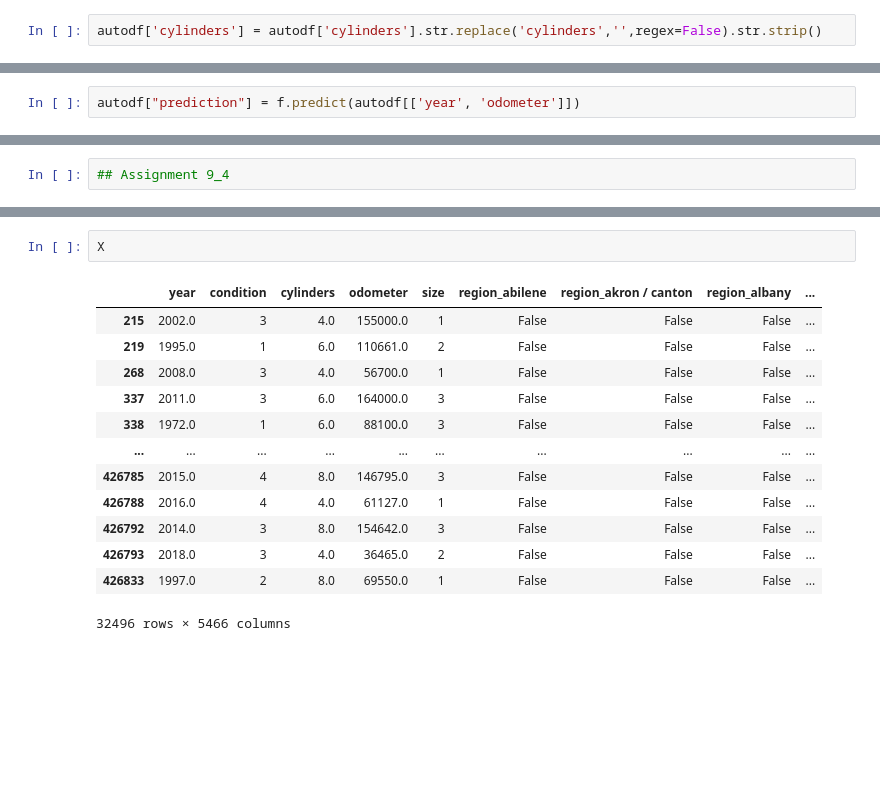
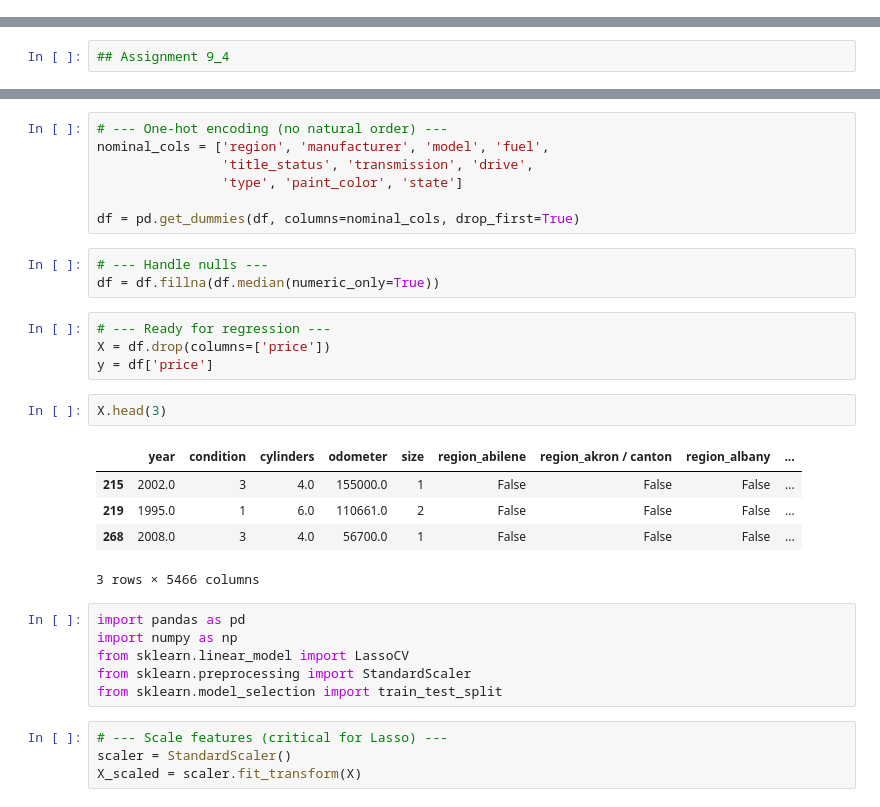
Before and after one commit to davidharrisnet/used_cars, a Jupyter notebook: cars_analysis.ipynb, the cells around one changed output, grey strips where cells are left out. Saved outputs shown, nothing was run; the diff lists cells and outputs as text; blank space fills up the shorter version.

```diff
--- a/cars_analysis.ipynb
+++ b/cars_analysis.ipynb
@@ -44,2 +32,0 @@ Name: cylinders, dtype: str
-# %%
-autodf['cylinders'] = autodf['cylinders'].str.replace('cylinders','',regex=False).str.strip()
@@ -72,2 +34,0 @@ LinearRegression(fit_intercept=False)
-# %%
-autodf["prediction"] = f.predict(autodf[['year', 'odometer']])
@@ -172,16 +54,32 @@ y = df['price']
+# %%
+# --- One-hot encoding (no natural order) ---
+nominal_cols = ['region', 'manufacturer', 'model', 'fuel',
+                'title_status', 'transmission', 'drive',
+                'type', 'paint_color', 'state']
+
+df = pd.get_dummies(df, columns=nominal_cols, drop_first=True)
+# %%
+# --- Handle nulls ---
+df = df.fillna(df.median(numeric_only=True))
+# %%
+# --- Ready for regression ---
+X = df.drop(columns=['price'])
+y = df['price']
 # %%
-X
+X.head(3)
 # %% [output]
 |  | year | condition | cylinders | odometer | size | region_abilene | region_akron / canton | region_albany | ... |
 | 215 | 2002.0 | 3 | 4.0 | 155000.0 | 1 | False | False | False | ... |
 | 219 | 1995.0 | 1 | 6.0 | 110661.0 | 2 | False | False | False | ... |
 | 268 | 2008.0 | 3 | 4.0 | 56700.0 | 1 | False | False | False | ... |
-| 337 | 2011.0 | 3 | 6.0 | 164000.0 | 3 | False | False | False | ... |
-| 338 | 1972.0 | 1 | 6.0 | 88100.0 | 3 | False | False | False | ... |
-| ... | ... | ... | ... | ... | ... | ... | ... | ... | ... |
-| 426785 | 2015.0 | 4 | 8.0 | 146795.0 | 3 | False | False | False | ... |
-| 426788 | 2016.0 | 4 | 4.0 | 61127.0 | 1 | False | False | False | ... |
-| 426792 | 2014.0 | 3 | 8.0 | 154642.0 | 3 | False | False | False | ... |
-| 426793 | 2018.0 | 3 | 4.0 | 36465.0 | 2 | False | False | False | ... |
-| 426833 | 1997.0 | 2 | 8.0 | 69550.0 | 1 | False | False | False | ... |
-32496 rows × 5466 columns
+3 rows × 5466 columns
+# %%
+import pandas as pd
+import numpy as np
+from sklearn.linear_model import LassoCV
+from sklearn.preprocessing import StandardScaler
+from sklearn.model_selection import train_test_split
+# %%
+# --- Scale features (critical for Lasso) ---
+scaler = StandardScaler()
+X_scaled = scaler.fit_transform(X)
```
Also changed, not shown: parts of 27 cells of this notebook, 6 other files.
